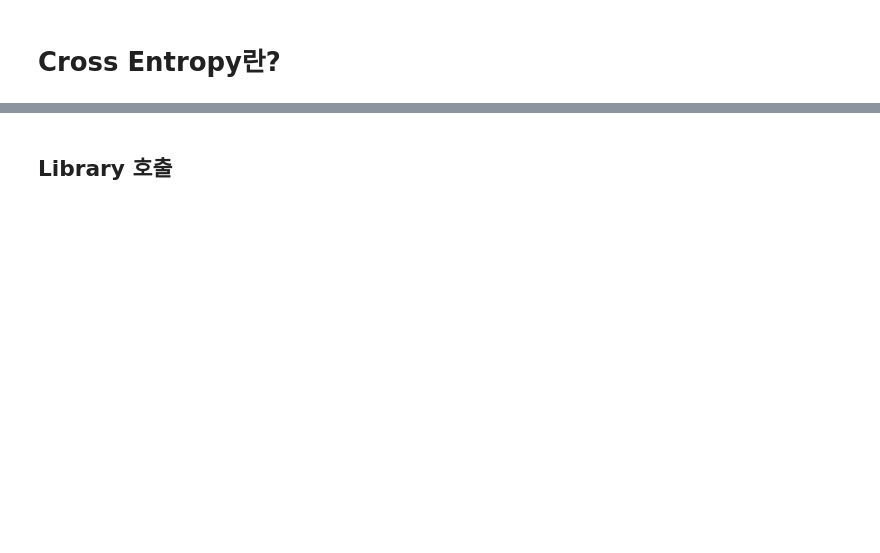
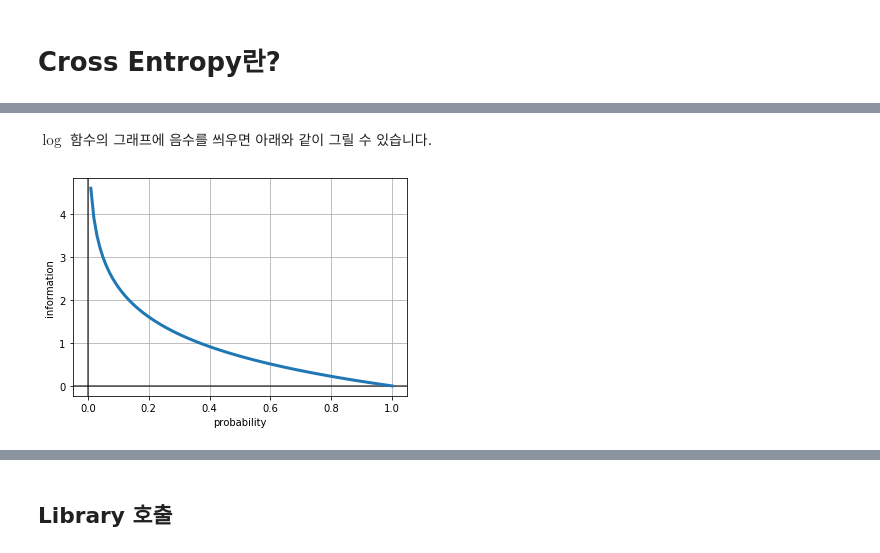
Before and after one commit to jinmang2/blog, a Jupyter notebook: _notebooks/2022-02-07-cross-entropy.ipynb, the cells around one changed output, grey strips where cells are left out. Saved outputs shown, nothing was run; the diff lists cells and outputs as text; code cells hidden in the pictures; blank space fills up the shorter version.

```diff
--- a/_notebooks/2022-02-07-cross-entropy.ipynb
+++ b/_notebooks/2022-02-07-cross-entropy.ipynb
@@ -11,0 +32,17 @@
+# %% [markdown]
+$\log$ 함수의 그래프에 음수를 씌우면 아래와 같이 그릴 수 있습니다.
+# %%
+import numpy as np
+import matplotlib.pyplot as plt
+
+x = np.linspace(0.01, 1, 100)
+y = - np.log(x)
+plt.axvline(0, color="k", alpha=0.7)
+plt.axhline(0, color="k", alpha=0.7)
+plt.plot(x, y, lw=3)
+plt.xlabel("probability")
+plt.ylabel("information")
+plt.grid()
+_ = plt.plot()
+# %% [output]
+[figure, added]
```
Also changed, not shown: parts of 62 cells of this notebook, 1 other file.
